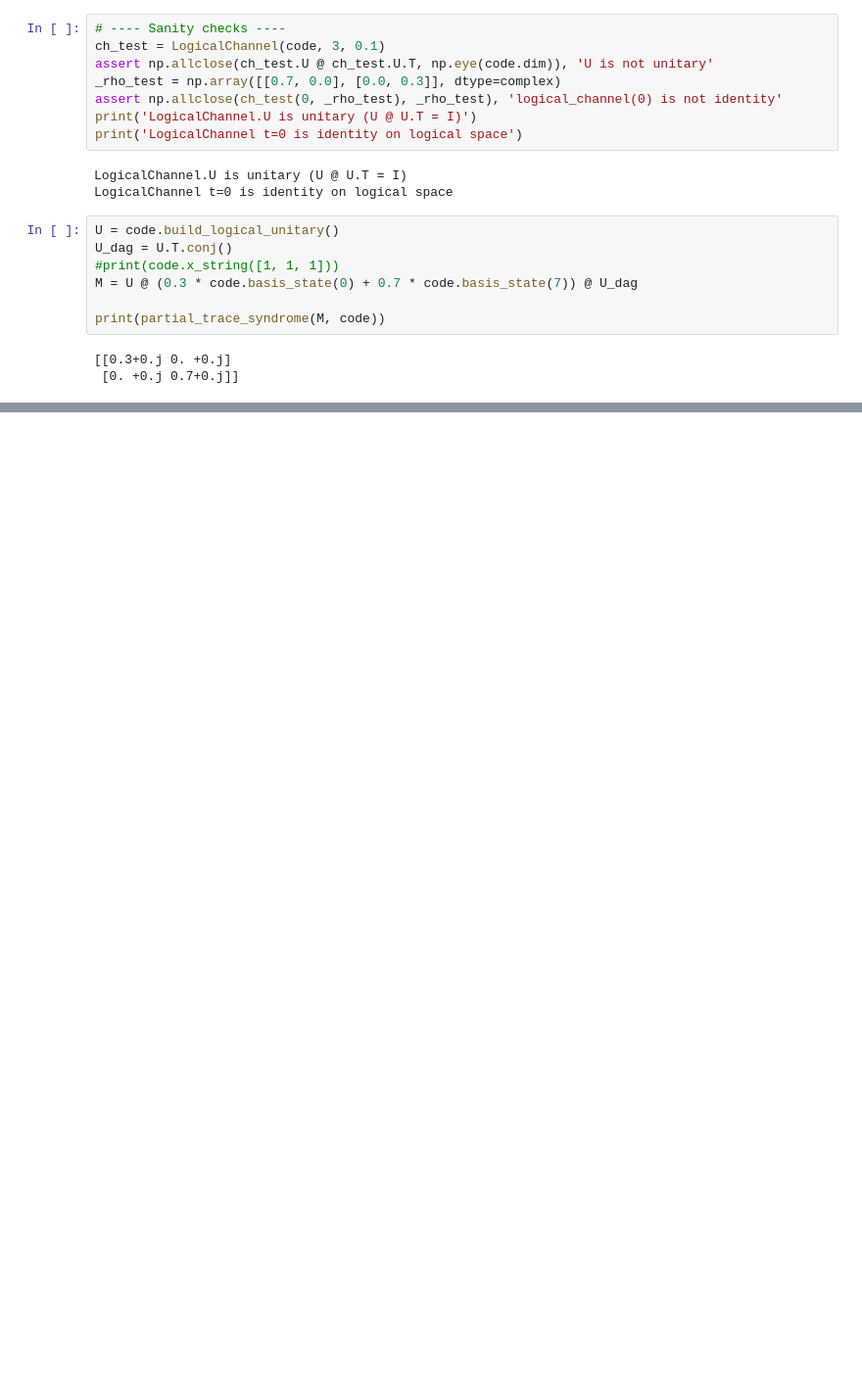
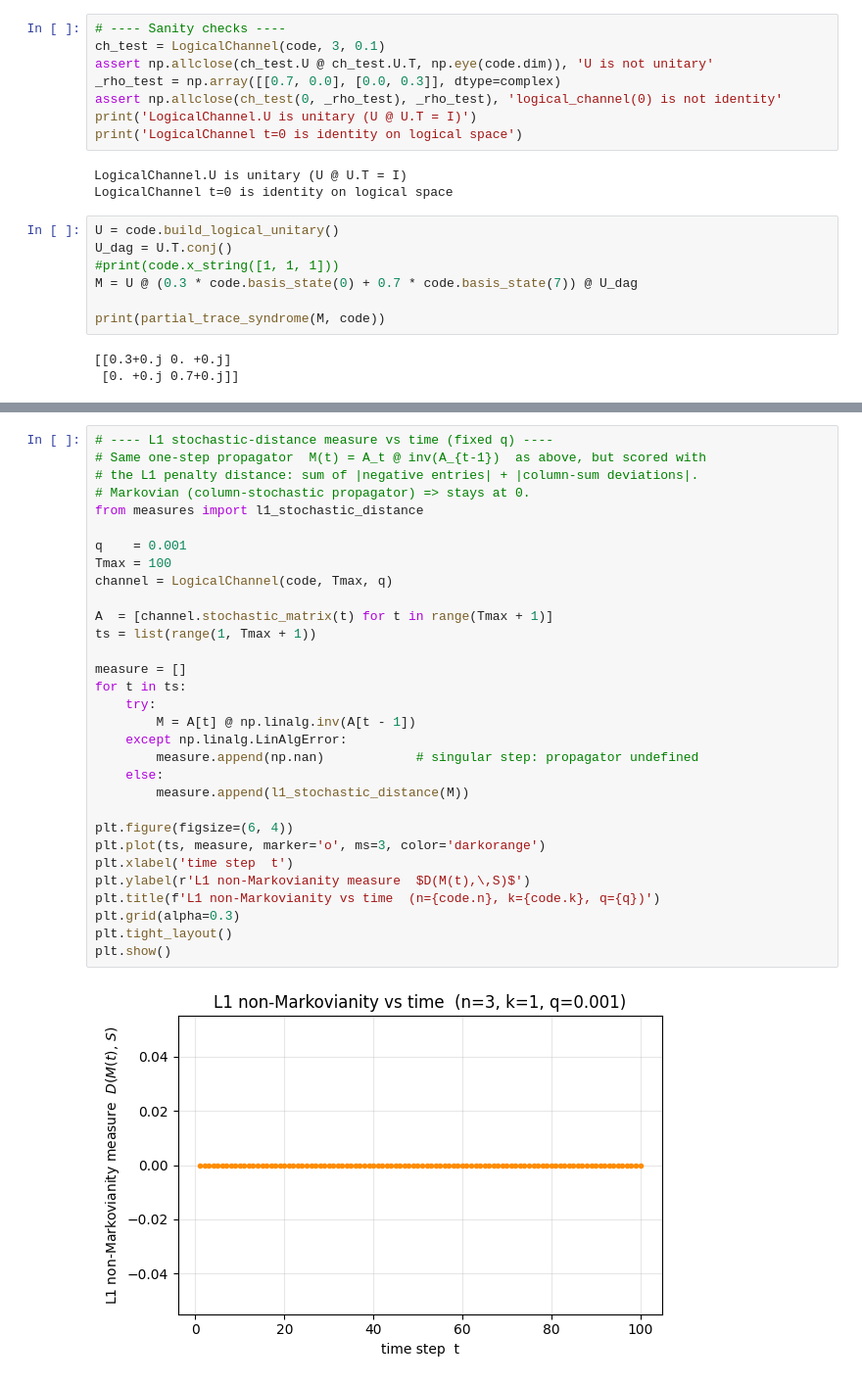
Before and after one commit to YommoY-official/MPQMasters, a Jupyter notebook: non_markovian_measure/non_markovian_measure.ipynb, the cells around one changed output, grey strips where cells are left out. Shown at 98% size. Cells and saved outputs as stored; diff of their text form; blank space fills up the shorter version.

```diff
--- a/non_markovian_measure/non_markovian_measure.ipynb
+++ b/non_markovian_measure/non_markovian_measure.ipynb
@@ -327,0 +331,33 @@ print(dict(zip(np.round(qs, 1), np.round(mean_measure, 6))))
+# %%
+# ---- L1 stochastic-distance measure vs time (fixed q) ----
+# Same one-step propagator  M(t) = A_t @ inv(A_{t-1})  as above, but scored with
+# the L1 penalty distance: sum of |negative entries| + |column-sum deviations|.
+# Markovian (column-stochastic propagator) => stays at 0.
+from measures import l1_stochastic_distance
+
+q    = 0.001
+Tmax = 100
+channel = LogicalChannel(code, Tmax, q)
+
+A  = [channel.stochastic_matrix(t) for t in range(Tmax + 1)]
+ts = list(range(1, Tmax + 1))
+
+measure = []
+for t in ts:
+    try:
+        M = A[t] @ np.linalg.inv(A[t - 1])
+    except np.linalg.LinAlgError:
+        measure.append(np.nan)            # singular step: propagator undefined
+    else:
+        measure.append(l1_stochastic_distance(M))
+
+plt.figure(figsize=(6, 4))
+plt.plot(ts, measure, marker='o', ms=3, color='darkorange')
+plt.xlabel('time step  t')
+plt.ylabel(r'L1 non-Markovianity measure  $D(M(t),\,S)$')
+plt.title(f'L1 non-Markovianity vs time  (n={code.n}, k={code.k}, q={q})')
+plt.grid(alpha=0.3)
+plt.tight_layout()
+plt.show()
+# %% [output]
+[figure, added]
```
Also changed, not shown: parts of 13 cells of this notebook, 1 other file.
